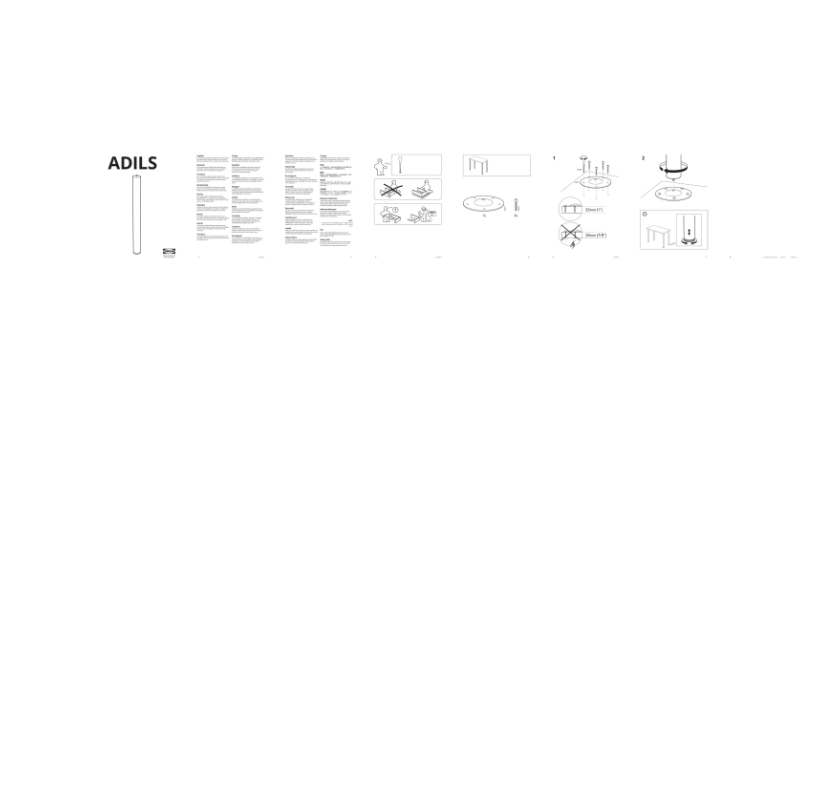
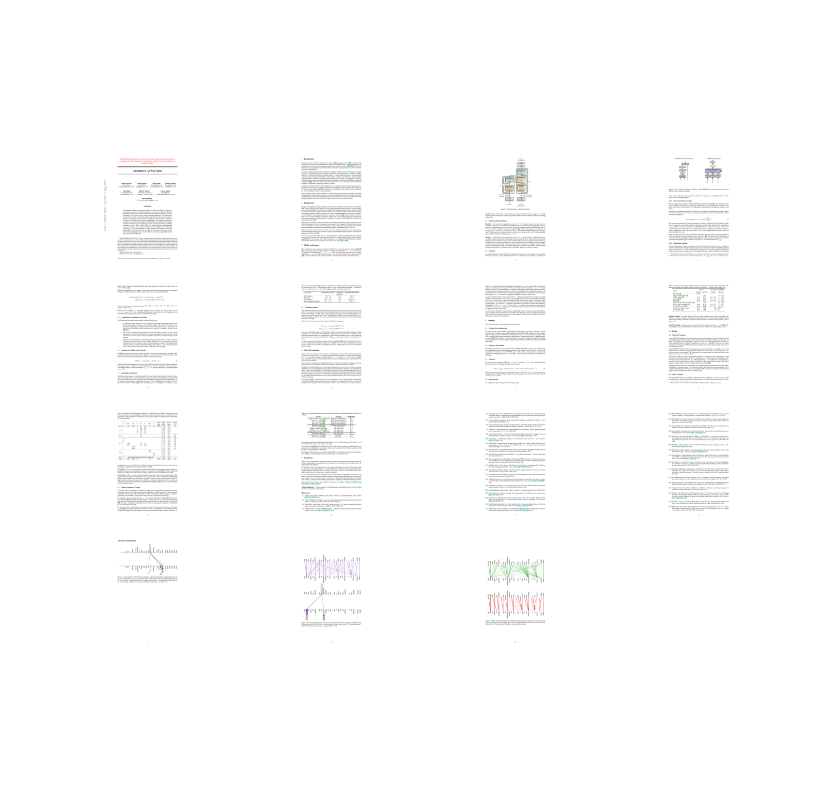
Before and after one commit to debnsuma/fcc-ai-engineering-aws, a Jupyter notebook: 06-multimodal-rag-with-agents/02-multimodal-RAG-with-colpali-and-Nova.ipynb, the cells around one changed output. Saved outputs shown, nothing was run; the diff lists cells and outputs as text; code cells hidden in the pictures; blank space fills up the shorter version.

```diff
--- a/06-multimodal-rag-with-agents/02-multimodal-RAG-with-colpali-and-Nova.ipynb
+++ b/06-multimodal-rag-with-agents/02-multimodal-RAG-with-colpali-and-Nova.ipynb
@@ -112,7 +120,7 @@ all_images
 # %%
 from matplotlib import pyplot as plt
 
-def display_image_grid(images, num_cols=8, figsize=(15, 10)):
+def display_image_grid(images, num_cols=4, figsize=(15, 10)):
     """
     Display a grid of images using matplotlib.
 
@@ -137,9 +145,9 @@ def display_image_grid(images, num_cols=8, figsize=(15, 10)):
     plt.tight_layout()
     plt.show()
 # %%
-display_image_grid(all_images[2])
+display_image_grid(all_images[6])
 # %% [output]
-[figure, old version]
+[figure, new version]
 # %% [markdown]
 <h1 style="background: linear-gradient(to right, #ff6b6b, #4ecdc4);
            color: white;
```
Also changed, not shown: parts of 12 cells of this notebook, 21 other files.
